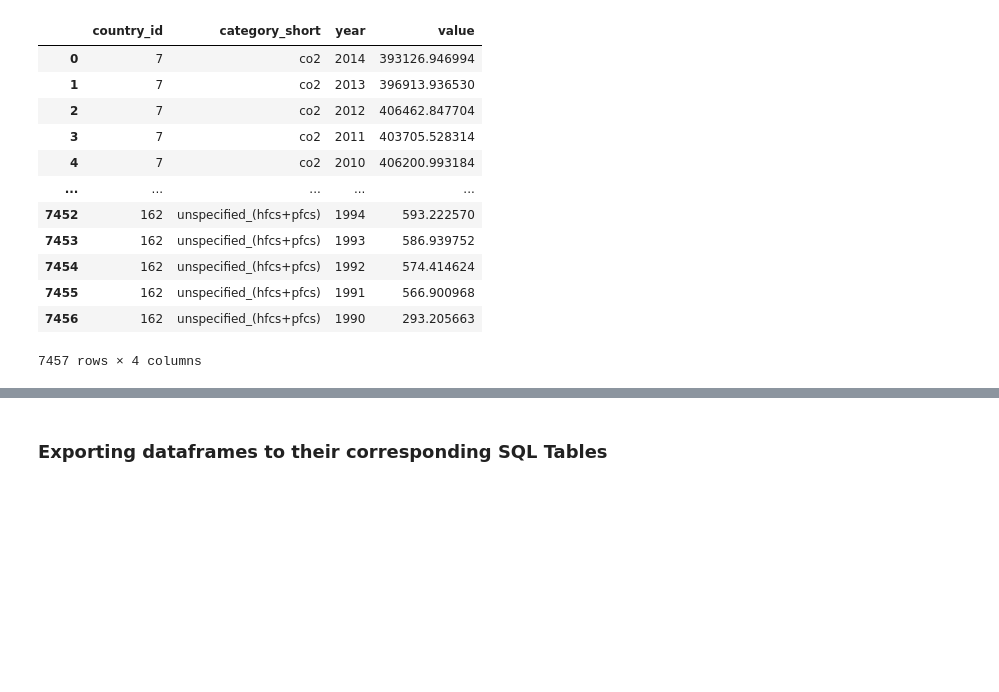
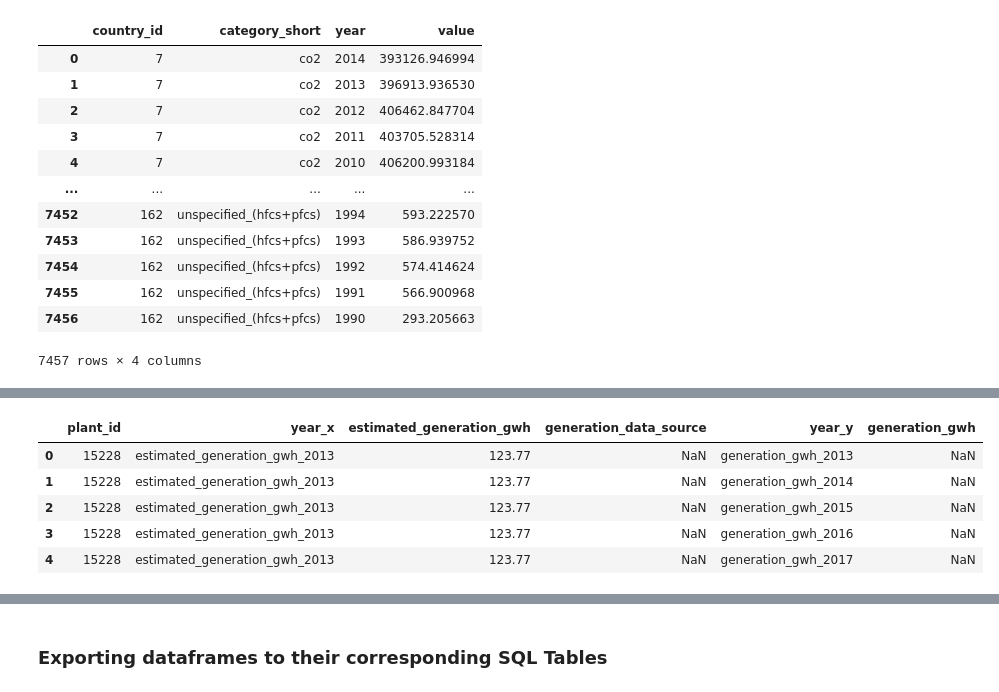
Before and after one commit to JacobTrevithick/Climate-Change-Visualizations, a Jupyter notebook: data_cleaning_pipeline.ipynb, the cells around one changed output, grey strips where cells are left out. Cells and saved outputs as stored; diff of their text form; code cells hidden in the pictures; blank space fills up the shorter version.

```diff
--- a/data_cleaning_pipeline.ipynb
+++ b/data_cleaning_pipeline.ipynb
@@ -475,0 +487,14 @@ greenhouse_gases_df
+# %%
+estimated_df = power_plant_gen_stats_df[['plant_id', 'estimated_generation_gwh_2013', 'estimated_generation_gwh_2014', 'estimated_generation_gwh_2015', 'estimated_generation_gwh_2016', 'estimated_generation_gwh_2017']]
+
+generated_df = power_plant_gen_stats_df[['plant_id', 'generation_gwh_2013', 'generation_gwh_2014', 'generation_gwh_2015', 'generation_gwh_2016', 'generation_gwh_2017', 'generation_gwh_2018', 'generation_gwh_2019', 'generation_data_source']]
+# %%
+estimated_df = estimated_df.melt(id_vars=['plant_id'],
+                    var_name='year',
+                    value_name= 'estimated_generation_gwh')
+
+generated_df = generated_df.melt(id_vars=['plant_id', 'generation_data_source'],
+                    var_name='year',
+                    value_name= 'generation_gwh')
+
+generated_df.head()
@@ -475,0 +508,11 @@ greenhouse_gases_df
+# %%
+combined_df = estimated_df.merge(generated_df, how = 'left', on='plant_id')
+
+combined_df.head()
+# %% [output]
+|  | plant_id | year_x | estimated_generation_gwh | generation_data_source | year_y | generation_gwh |
+| 0 | 15228 | estimated_generation_gwh_2013 | 123.77 | NaN | generation_gwh_2013 | NaN |
+| 1 | 15228 | estimated_generation_gwh_2013 | 123.77 | NaN | generation_gwh_2014 | NaN |
+| 2 | 15228 | estimated_generation_gwh_2013 | 123.77 | NaN | generation_gwh_2015 | NaN |
+| 3 | 15228 | estimated_generation_gwh_2013 | 123.77 | NaN | generation_gwh_2016 | NaN |
+| 4 | 15228 | estimated_generation_gwh_2013 | 123.77 | NaN | generation_gwh_2017 | NaN |
```
Also changed, not shown: parts of 13 cells of this notebook, 6 other files.
